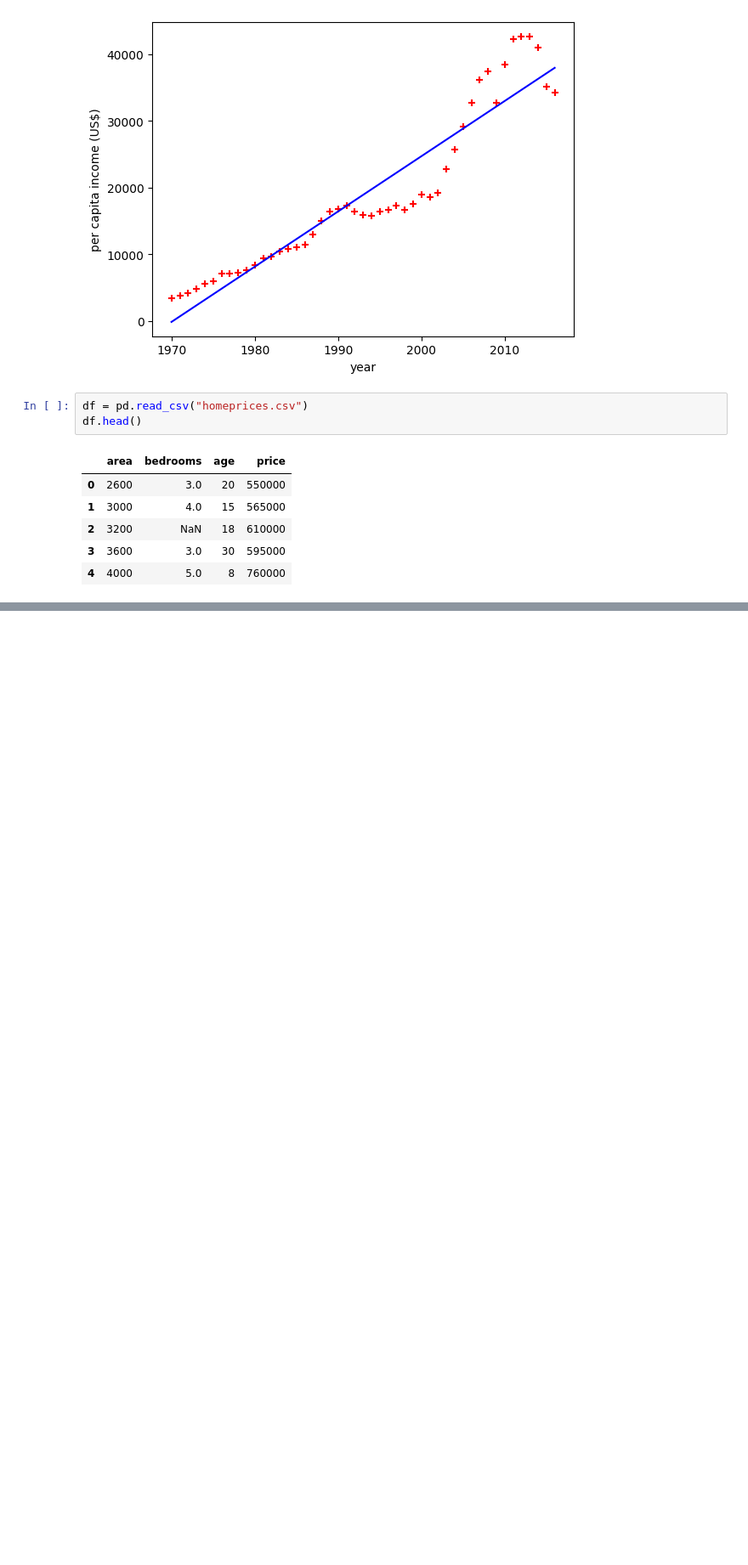
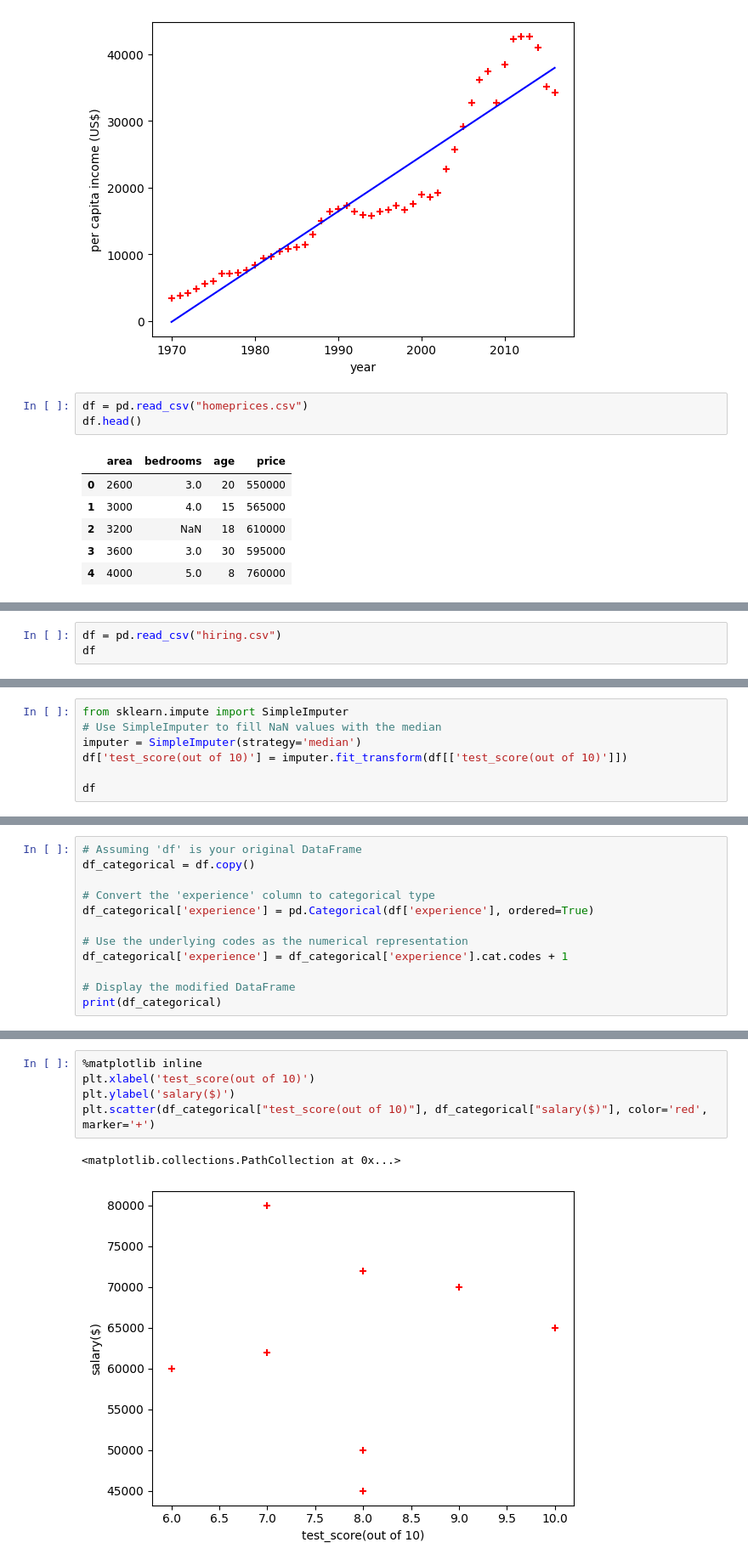
Before and after one commit to josefigarola/ML_Practices, a Jupyter notebook: SimpleConcepts/LR/LinearRegression.ipynb, the cells around one changed output, grey strips where cells are left out. Shown: that part at 85% size. Saved outputs shown, nothing was run; the diff lists cells and outputs as text; blank space fills up the shorter version.

```diff
--- a/SimpleConcepts/LR/LinearRegression.ipynb
+++ b/SimpleConcepts/LR/LinearRegression.ipynb
@@ -64,0 +97,3 @@ median_bedrooms
+# %%
+df = pd.read_csv("hiring.csv")
+df
@@ -64,0 +110,7 @@ median_bedrooms
+# %%
+from sklearn.impute import SimpleImputer
+# Use SimpleImputer to fill NaN values with the median
+imputer = SimpleImputer(strategy='median')
+df['test_score(out of 10)'] = imputer.fit_transform(df[['test_score(out of 10)']])
+
+df
@@ -64,0 +127,12 @@ median_bedrooms
+# %%
+# Assuming 'df' is your original DataFrame
+df_categorical = df.copy()
+
+# Convert the 'experience' column to categorical type
+df_categorical['experience'] = pd.Categorical(df['experience'], ordered=True)
+
+# Use the underlying codes as the numerical representation
+df_categorical['experience'] = df_categorical['experience'].cat.codes + 1
+
+# Display the modified DataFrame
+print(df_categorical)
@@ -64,0 +149,8 @@ median_bedrooms
+# %%
+%matplotlib inline
+plt.xlabel('test_score(out of 10)')
+plt.ylabel('salary($)')
+plt.scatter(df_categorical["test_score(out of 10)"], df_categorical["salary($)"], color='red', marker='+')
+# %% [output]
+<matplotlib.collections.PathCollection at 0x...>
+[figure, added]
```
Also changed, not shown: parts of 14 cells of this notebook.
